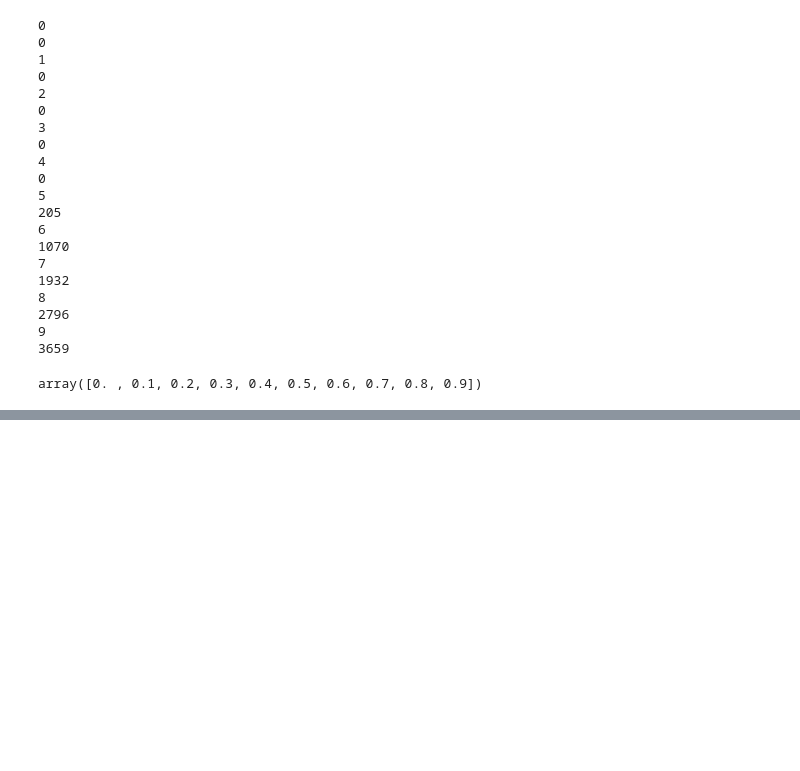
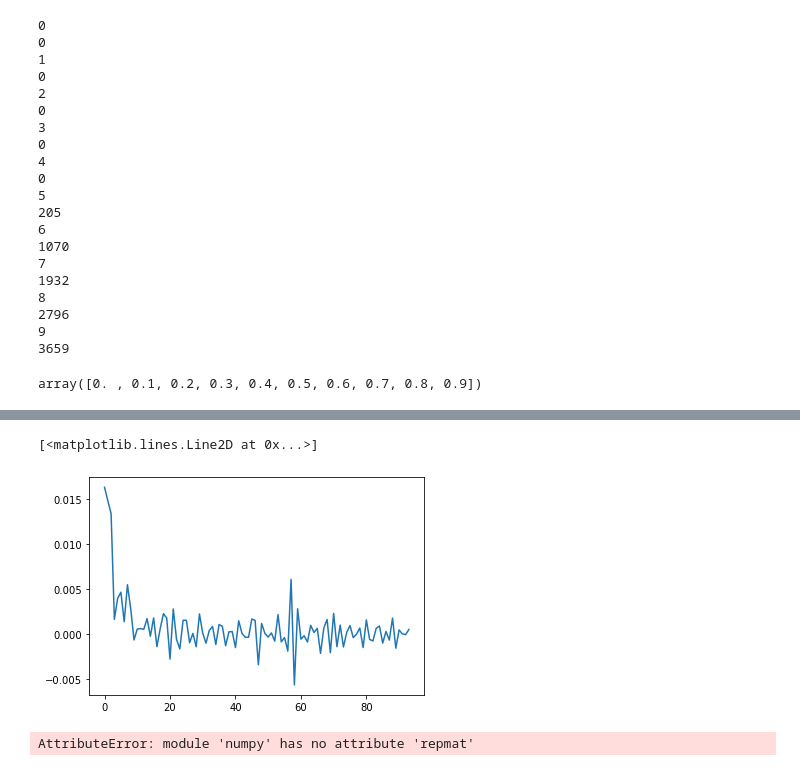
Before and after one commit to Addieduncan/customer-segmentation-project, a Jupyter notebook: inspect_data.ipynb, the cells around one changed output, grey strips where cells are left out. Saved outputs shown, nothing was run; the diff lists cells and outputs as text; code cells hidden in the pictures; blank space fills up the shorter version.

```diff
--- a/inspect_data.ipynb
+++ b/inspect_data.ipynb
@@ -624,0 +598,22 @@ np.quantile(data_kept['MINIMUM_PAYMENTS'],0)
+# %%
+plt.plot(diff2[2:])
+# %% [output]
+[<matplotlib.lines.Line2D at 0x...>]
+[figure, added]
+# %%
+import numpy.matlib
+curve = scores
+nPoints = len(curve)
+allCoord = np.vstack((range(nPoints), curve)).T
+np.array([range(nPoints), curve])
+firstPoint = allCoord[0]
+lineVec = allCoord[-1] - allCoord[0]
+lineVecNorm = lineVec / np.sqrt(np.sum(lineVec**2))
+vecFromFirst = allCoord - firstPoint
+scalarProduct = np.sum(vecFromFirst * np.matlib.repmat(lineVecNorm, nPoints, 1), axis=1)
+vecFromFirstParallel = np.outer(scalarProduct, lineVecNorm)
+vecToLine = vecFromFirst - vecFromFirstParallel
+distToLine = np.sqrt(np.sum(vecToLine ** 2, axis=1))
+idxOfBestPoint = np.argmax(distToLine)
+# %% [output]
+AttributeError: module 'numpy' has no attribute 'repmat'
```
Also changed, not shown: parts of 31 cells of this notebook, 3 other files.
